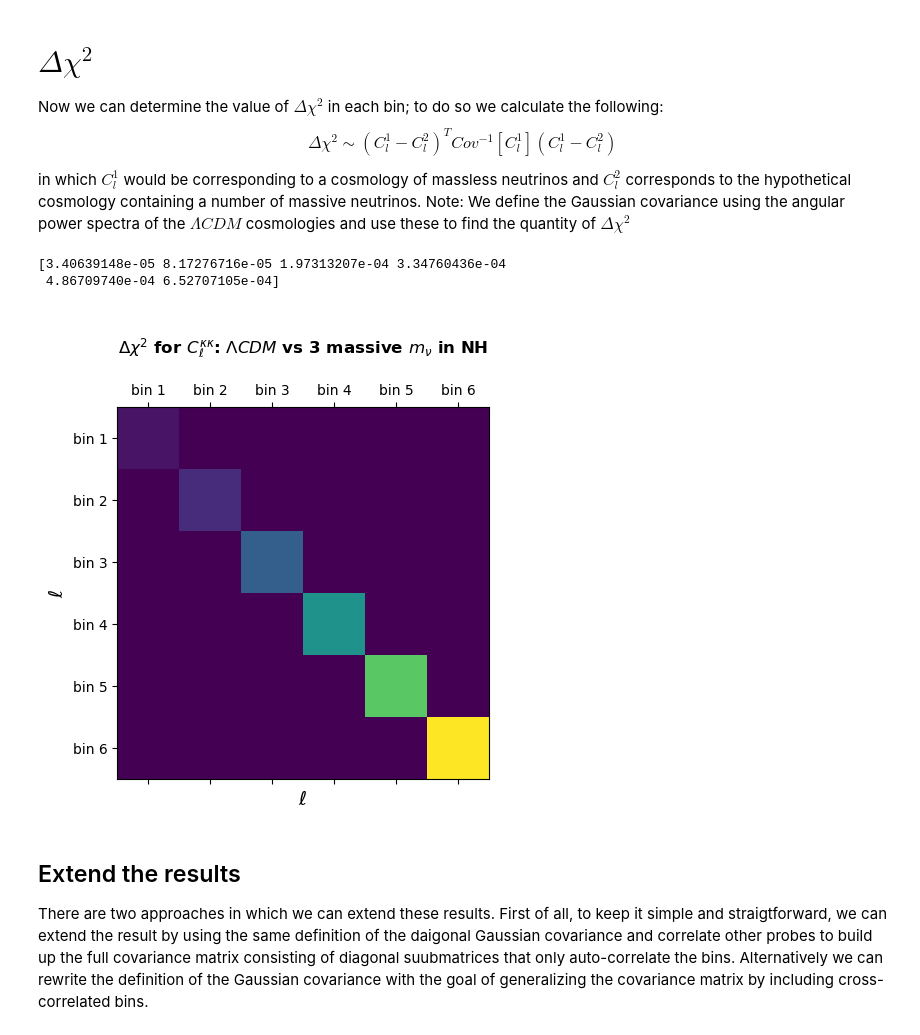
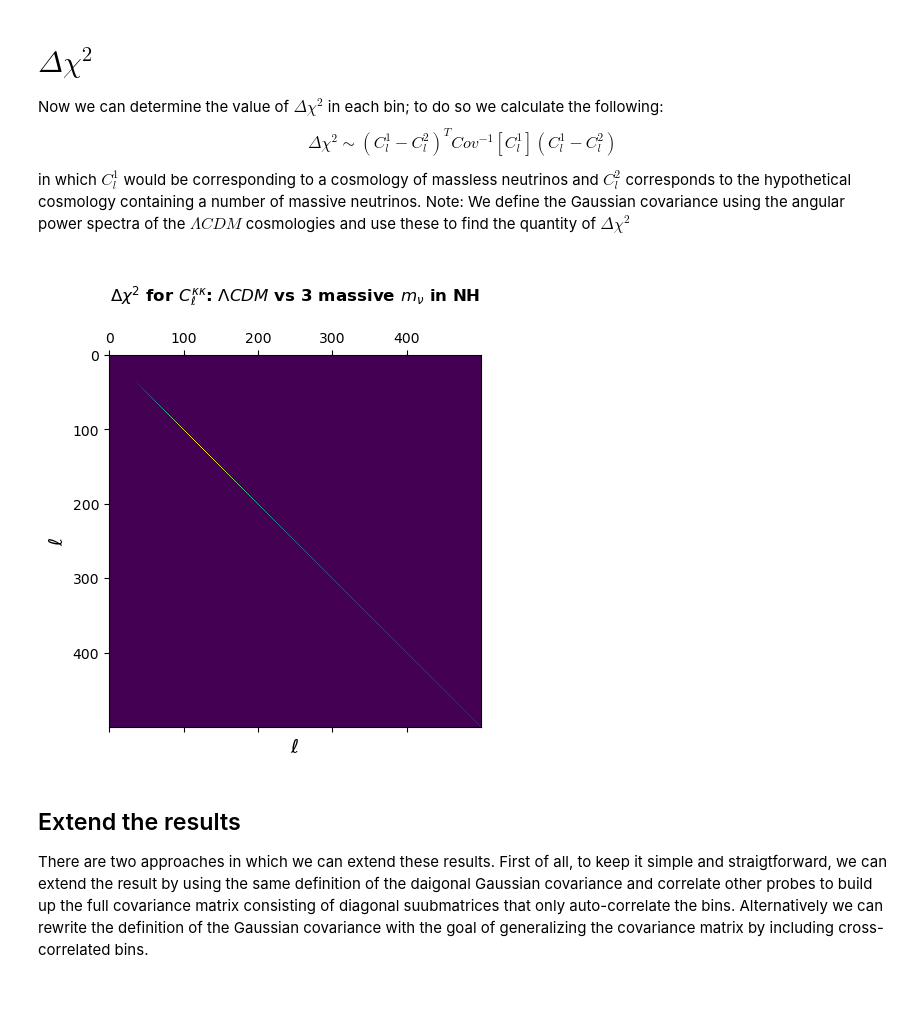
Before and after one commit to XanderHenrik/Masters-Project, a Jupyter notebook: notebooks/identifiability_test.ipynb, the cells around one changed output. Cells and saved outputs as stored; diff of their text form; code cells hidden in the pictures; blank space fills up the shorter version.

```diff
--- a/notebooks/identifiability_test.ipynb
+++ b/notebooks/identifiability_test.ipynb
@@ -64,8 +64,8 @@ zero_mm_cosmo = ccl.Cosmology(Omega_c=0.27, Omega_b=0.045, h=0.67, A_s=2.1e-9, n
 single_nu_cosmo = ccl.Cosmology(Omega_c=0.27, Omega_b=0.045, h=0.67, A_s=2.1e-9, n_s=0.96, Neff=3.044, m_nu=0.12, mass_split='single')
 
 # The specifics of the angular power spectra:
-l = np.linspace(2, 500, 50) # multipole moments
-z = np.linspace(0., 3.0, 50) # redshifts
+l = np.linspace(2, 1000, 1000) # multipole moments
+z = np.linspace(0., 3.0, 1000) # redshifts
 a = (1./(1+z))[::-1]
 
 """
@@ -247,7 +275,7 @@ Now we define the similar angular power spectra as we did above but for the 3 di
 Similarly to above, we now define the angular power spectra for the auto-correlated and cross-correlated tracers according to the cosmological model in which we have 3 massive neutrinos in a normal mass ordering
 # %%
 # Define the auto and cross correlations of the CMB lensing tracer within the 6xapt framework:
-neutrino_auto_cmb = {i: ccl.angular_cl(neutrino_cosmo, neutrino_cmb_l, neutrino_cmb_l, l, l_limber=1120)for i in range(len(phot_tomo_bins))}
+neutrino_auto_cmb = ccl.angular_cl(neutrino_cosmo, neutrino_cmb_l, neutrino_cmb_l, l, l_limber=1120)
 neutrino_cmb_wl = {i: ccl.angular_cl(neutrino_cosmo, neutrino_cmb_l, neutrino_wl[i], l, l_limber=1120) for i in range(len(phot_tomo_bins))}
 neutrino_cmb_gc_ph = {i: ccl.angular_cl(neutrino_cosmo, neutrino_cmb_l, neutrino_photo_clus[i], l, l_limber=1120) for i in range(len(phot_tomo_bins))}
 neutrino_cmb_gc_sp = {i: ccl.angular_cl(neutrino_cosmo, neutrino_spec_clus[i], neutrino_cmb_l, l, l_limber=1120) for i in range(len(spec_tomo_bins))}
@@ -402,25 +458,28 @@ def simple_Gaussian_cov(l, IM, JN, IN, JM, f_sky, noise=None):
 # cov_cmbl_wl_next = simple_Gaussian_cov(l, lcdm_cmb_wl[5], lcdm_cmb_wl[5], lcdm_auto_cmb[5], lcdm_auto_wl[5], 0.00012, noise=noise_wl)
 
 # Determine the relevant auto-correlated angular power spectra
-cov_auto_cmb = diag_Gaussian_cov(l, lcdm_auto_cmb, lcdm_auto_cmb, lcdm_auto_cmb, lcdm_auto_cmb, 0.0012, noise_cmb_l[0:len(l)], noise_cmb_l[0:len(l)])
-
+cov_auto_cmb = calc_diag_Gaussian_cov(l, lcdm_auto_cmb, lcdm_auto_cmb, lcdm_auto_cmb, lcdm_auto_cmb, 0.36, noise_cmb_l[0:len(l)], noise_cmb_l[0:len(l)])
 
 # Try and visualize the diagonal:
 mat_ez_cov_auto_cmb = np.zeros([len(l), len(l)])
 for i in range(len(l)):
     for j in range(len(l)):
         if i == j:
-            mat_ez_cov_auto_cmb[i, j] = cov_auto_cmb[0][i]
+            mat_ez_cov_auto_cmb[i, j] = cov_auto_cmb[i]
 
 # plt.matshow(cov_cmbl_wl)
 # plt.matshow(cov_cmbl_wl_next)
 plt.matshow(mat_ez_cov_auto_cmb)
 plt.xlabel(r"$\ell$", fontsize=14)
 plt.ylabel(r"$\ell$", fontsize=14)
-plt.xticks([0, 10, 20, 30, 40, 49.5], ["bin 1", "bin 2", "bin 3", "bin 4", "bin 5", "bin 6"])
-plt.yticks([0, 10, 20, 30, 40, 49.5], ["bin 1", "bin 2", "bin 3", "bin 4", "bin 5", "bin 6"])
+# plt.xticks([0, 10, 20, 30, 40, 49.5], ["bin 1", "bin 2", "bin 3", "bin 4", "bin 5", "bin 6"])
+# plt.yticks([0, 10, 20, 30, 40, 49.5], ["bin 1", "bin 2", "bin 3", "bin 4", "bin 5", "bin 6"])
 plt.title("\nDiagonal Gaussian covariance:\n CMB lensing x CMB lensing\n", weight='bold')
 plt.show()
 
 # The other covariances we need:
+cov_cross_cmb_wl = calc_diag_Gaussian_cov(l, lcdm_auto_cmb, lcdm_auto_wl, lcdm_cmb_wl, lcdm_cmb_wl, 0.36, noise_cmb_l[0:len(l)], noise_wl)
+cov_auto_cmb_wl = calc_diag_Gaussian_cov(l, lcdm_auto_cmb, lcdm_cmb_wl, lcdm_cmb_wl, lcdm_auto_cmb, 0.36, noise_cmb_l[0:len(l)])
+
+print(type(cov_auto_cmb), type(cov_cross_cmb_wl), type(cov_auto_cmb_wl))
 # %% [output]
@@ -432,40 +585,47 @@ Now we can determine the value of $\Delta \chi ^{2}$ in each bin; to do so we ca
 in which $C_{l}^{1}$ would be corresponding to a cosmology of massless neutrinos and $C_{l}^{2}$ corresponds to the hypothetical cosmology containing a number of massive neutrinos. Note: We define the Gaussian covariance using the angular power spectra of the $\Lambda CDM$ cosmologies and use these to find the quantity of $\Delta \chi^{2}$
 # %%
 # Look at the
-def del_chi_squared(Cl_1, Cl_2, cov):
+def calc_del_chi_squared(Cl_1, Cl_2, cov):
 
-    # Define the array in which we store the Delta chi squared for each bin:
-    del_chi = np.zeros([len(Cl_1), len(Cl_1)]).astype(float)
-    for i in range(len(Cl_1)):
+    # Depending on the angular power spectra, we must consider the covariance to be a dictionary of arrays or an array:
+    if type(cov) == 'dict':
 
-        # Determine the Cl_1 - Cl_2 in the current bin we loop within:
-        diff_i = Cl_1[i] - Cl_2[i]
-        product_i = (1/cov[i]) * diff_i
+        # Define the array in which we store the Delta chi squared for each bin:
+        del_chi = np.zeros([len(Cl_1), len(Cl_1)]).astype(float)
+        for i in range(len(Cl_1)):
 
-        for j in range(len(cov[i])):
+            # Determine the Cl_1 - Cl_2 in the current bin we loop within:
+            diff_i = Cl_1[i] - Cl_2[i]
+            product_i = (1/cov[i]) * diff_i
 
-            # To determine the value of Delta chi squared, we perform a dot-product between the transposed difference and the product of the inverse of the
-            # diagonal of the Gaussian covariance and the difference itself. NOTE: singe we consider the simple case of a diagonal Gaussian covariance, we
-            # can take 1/Cov as the inverse:
-            del_chi[i, i] += diff_i[j] * product_i[i]#((1 / cov[j]) * diff_i[j])
+            for j in range(len(cov[i])):
+
+                # To determine the value of Delta chi squared, we perform a dot-product between the transposed difference and the product of the inverse of the
+                # diagonal of the Gaussian covariance and the difference itself. NOTE: since we consider the simple case of a diagonal Gaussian covariance, we
+                # can take 1/Cov as the inverse:
+                del_chi[i, i] += diff_i[j] * product_i[i]#((1 / cov[j]) * diff_i[j])
+
+    # Assuming that the only other possibiity is: type(cov) = 'array'
+    else:
+        del_chi = np.zeros([len(cov), len(cov)]).astype(float)
+        diff = Cl_1 - Cl_2
+        for k in range(len(cov)):
+            product_k = (1 / cov) * diff
+            del_chi[k, k] += diff[k] * product_k[k]
 
     return del_chi
 
-del_chi_auto_cmb_neutrinos = del_chi_squared(lcdm_auto_cmb, neutrino_auto_cmb, cov_auto_cmb)
-
-print(np.diag(del_chi_auto_cmb_neutrinos))
+del_chi_auto_cmb_neutrinos = calc_del_chi_squared(lcdm_auto_cmb, neutrino_auto_cmb, cov_auto_cmb)
 
 plt.matshow(del_chi_auto_cmb_neutrinos)
 plt.xlabel(r"$\ell$", fontsize=14)
 plt.ylabel(r"$\ell$", fontsize=14)
-plt.xticks([0, 1, 2, 3, 4, 5], ["bin 1", "bin 2", "bin 3", "bin 4", "bin 5", "bin 6"])
-plt.yticks([0, 1, 2, 3, 4, 5], ["bin 1", "bin 2", "bin 3", "bin 4", "bin 5", "bin 6"])
+# plt.xticks([0, 1, 2, 3, 4, 5], ["bin 1", "bin 2", "bin 3", "bin 4", "bin 5", "bin 6"])
+# plt.yticks([0, 1, 2, 3, 4, 5], ["bin 1", "bin 2", "bin 3", "bin 4", "bin 5", "bin 6"])
 plt.title("\n" + r"$\Delta \chi^{2}$ for $C_{\ell}^{\kappa\kappa}$: $\Lambda CDM$ vs 3 massive $m_{\nu}$ in NH" + "\n", weight='bold')
 plt.show()
 # %% [output]
-[3.40639148e-05 8.17276716e-05 1.97313207e-04 3.34760436e-04
- 4.86709740e-04 6.52707105e-04]
-[figure, old version]
+[figure, new version]
 # %% [markdown]
 ## Extend the results
 There are two approaches in which we can extend these results. First of all, to keep it simple and straigtforward, we can extend the result by using the same definition of the daigonal Gaussian covariance and correlate other probes to build up the full covariance matrix consisting of diagonal suubmatrices that only auto-correlate the bins. Alternatively we can rewrite the definition of the Gaussian covariance with the goal of generalizing the covariance matrix by including cross-correlated bins.
```
Also changed, not shown: parts of 12 cells of this notebook, 1 other file.
